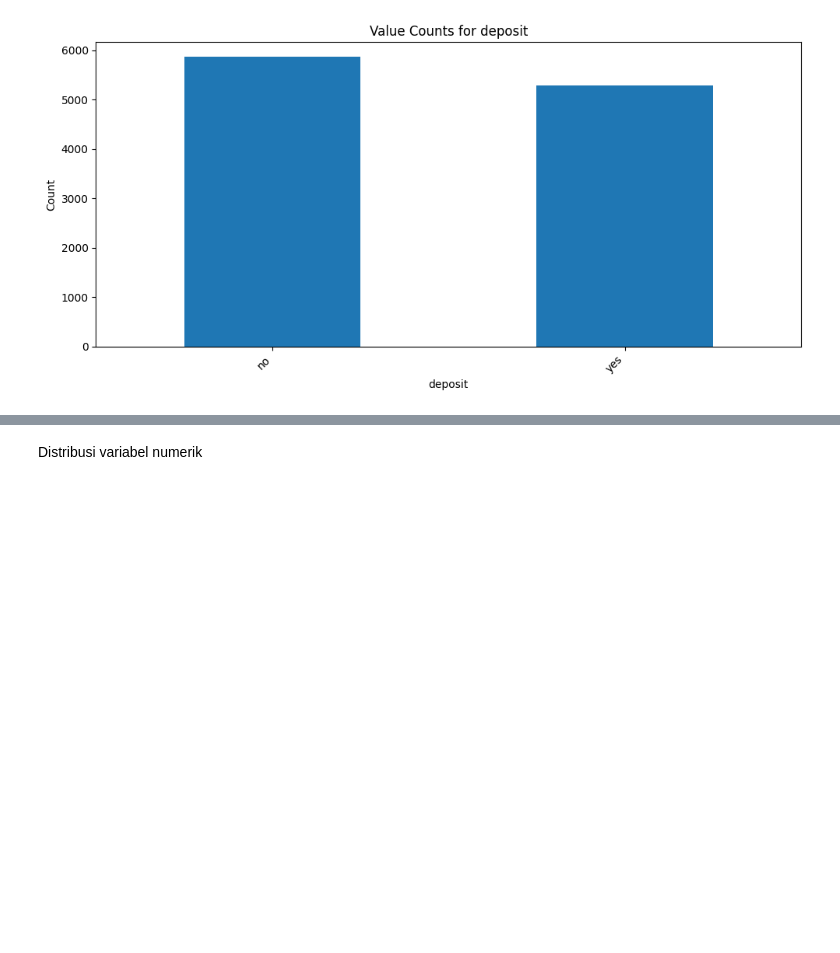
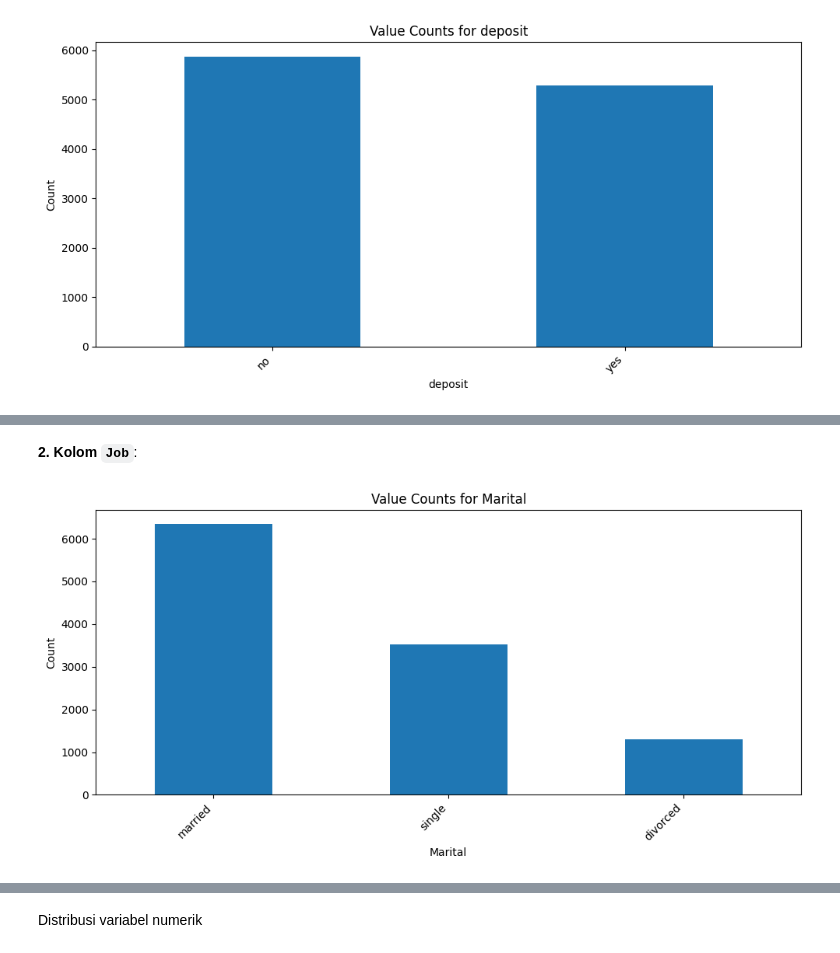
Before and after one commit to LatiefDataVisionary/data-management-and-data-infrastructure-college-task, a Jupyter notebook: Bank_Marketing_Campaign.ipynb, the cells around one changed output, grey strips where cells are left out. Drawn from its saved outputs; the diff is of its cells as text; code cells hidden in the pictures; blank space fills up the shorter version.

```diff
--- a/Bank_Marketing_Campaign.ipynb
+++ b/Bank_Marketing_Campaign.ipynb
@@ -187 +209,15 @@ for col in categorical_cols:
+# %% [markdown]
+**2. Kolom `Job`**:
+# %%
+# Kolom 'marital'
+plt.figure(figsize=(10, 5))
+data['marital'].value_counts().plot(kind='bar')
+plt.title('Value Counts for Marital')
+plt.xlabel('Marital')
+plt.ylabel('Count')
+plt.xticks(rotation=45, ha='right')
+plt.tight_layout()
+plt.show()
+# %% [output]
+[figure, added]
 # %% [markdown]
```
Also changed, not shown: parts of 18 cells of this notebook.
